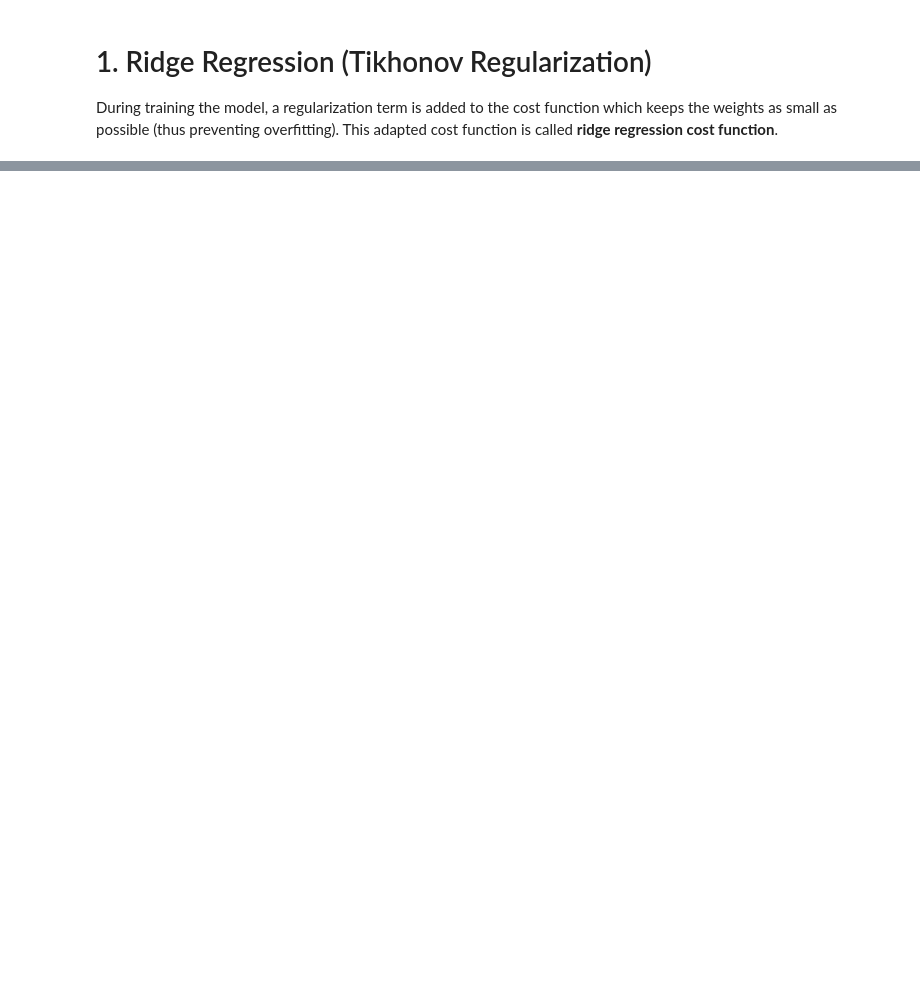
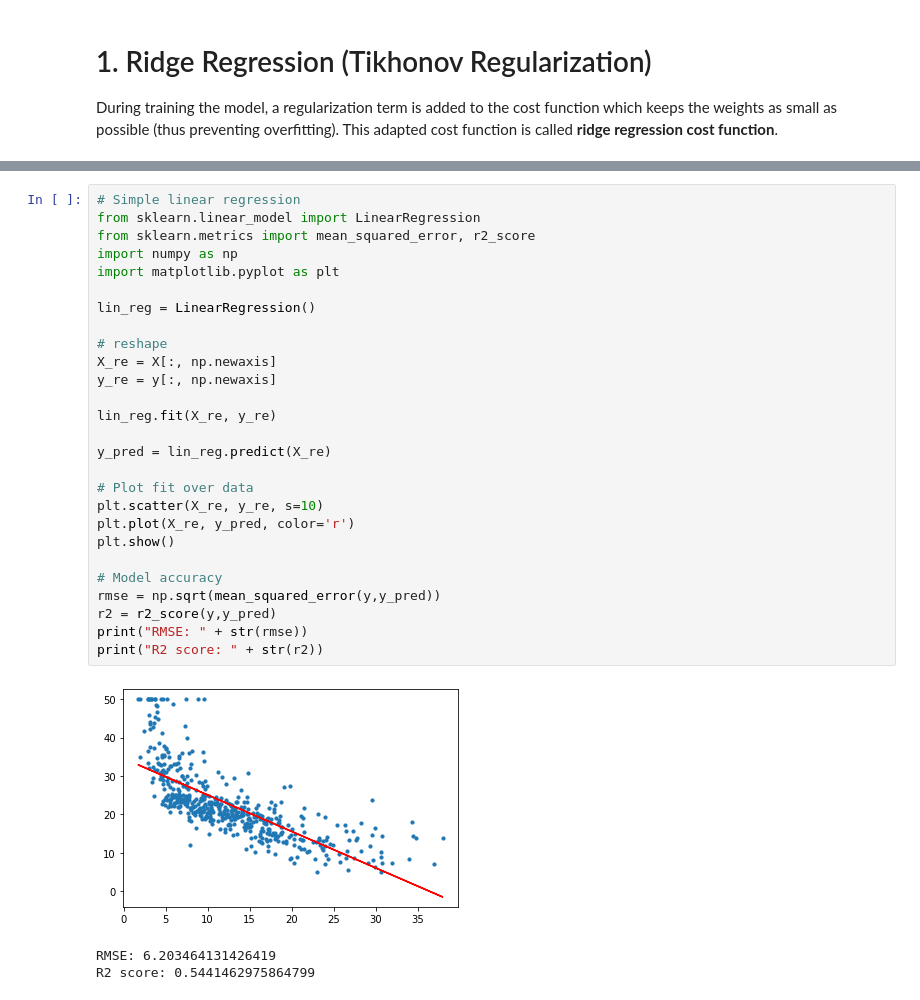
Before and after one commit to JonasSchroeder/handsonmachinelearning, a Jupyter notebook: Regularized Linear Models.ipynb, the cells around one changed output, grey strips where cells are left out. Drawn from its saved outputs; the diff is of its cells as text; blank space fills up the shorter version.

```diff
--- a/Regularized Linear Models.ipynb
+++ b/Regularized Linear Models.ipynb
@@ -164,0 +44,31 @@ R2 score: 0.25
+# %%
+# Simple linear regression
+from sklearn.linear_model import LinearRegression
+from sklearn.metrics import mean_squared_error, r2_score
+import numpy as np
+import matplotlib.pyplot as plt
+
+lin_reg = LinearRegression()
+
+# reshape
+X_re = X[:, np.newaxis]
+y_re = y[:, np.newaxis]
+
+lin_reg.fit(X_re, y_re)
+
+y_pred = lin_reg.predict(X_re)
+
+# Plot fit over data
+plt.scatter(X_re, y_re, s=10)
+plt.plot(X_re, y_pred, color='r')
+plt.show()
+
+# Model accuracy
+rmse = np.sqrt(mean_squared_error(y,y_pred))
+r2 = r2_score(y,y_pred)
+print("RMSE: " + str(rmse))
+print("R2 score: " + str(r2))
+# %% [output]
+[figure, added]
+RMSE: 6.203464131426419
+R2 score: 0.5441462975864799
```
Also changed, not shown: parts of 11 cells of this notebook.
